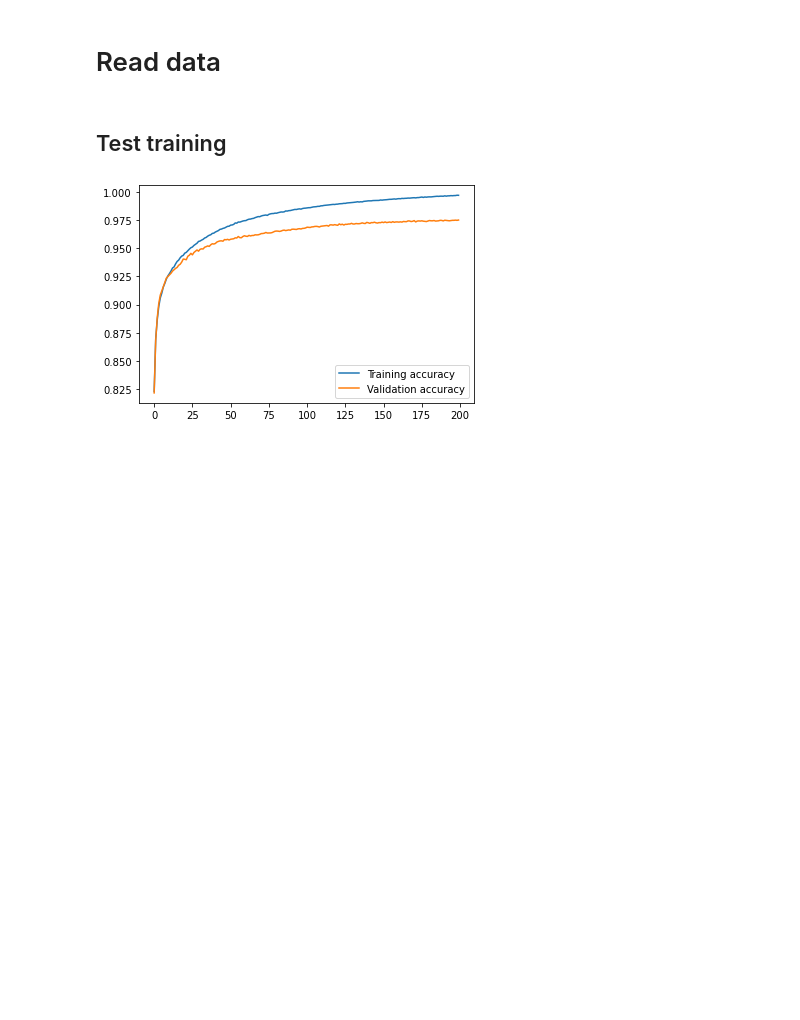
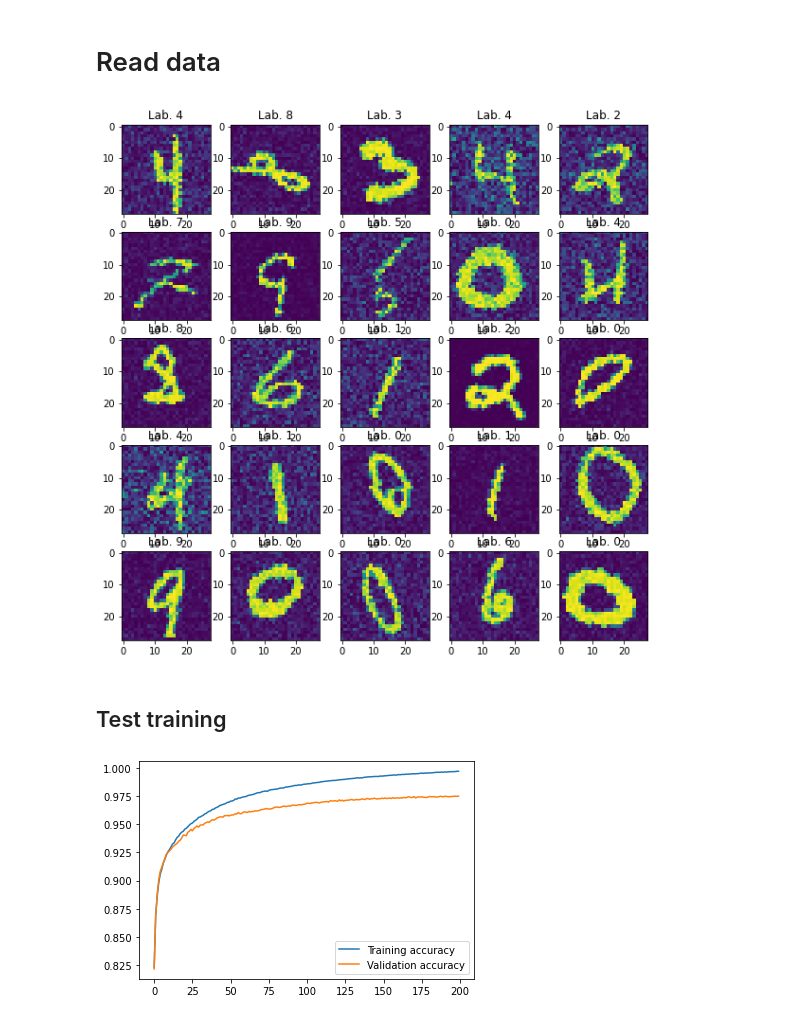
Before and after one commit to NielsFuglsang/numpy-mnist, a Jupyter notebook: train.ipynb, the cells around one changed output. Drawn from its saved outputs; the diff is of its cells as text; code cells hidden in the pictures; blank space fills up the shorter version.

Commit message:
Add augmented data

```diff
--- a/train.ipynb
+++ b/train.ipynb
@@ -8,5 +10,17 @@ from nn import NeuralNetwork
 # Read data
 # %%
 ims, labels, a, t = read_mnist()
+# %%
+ims_aug, labels_aug = load_augmented()
+# %%
+# Show augmented data.
+fig, ax = plt.subplots(5,5,figsize=(10,10))
+ax = ax.ravel()
+for i in range(0,25):
+    ax[i].imshow(ims_aug[i])
+    ax[i].set_title(f'Lab. {labels_aug[i]}')
+plt.show()
+# %% [output]
+[figure, added]
 # %%
 X, y = format_data(ims, labels)
```
Also changed, not shown: parts of 5 cells of this notebook, 13 other files.
